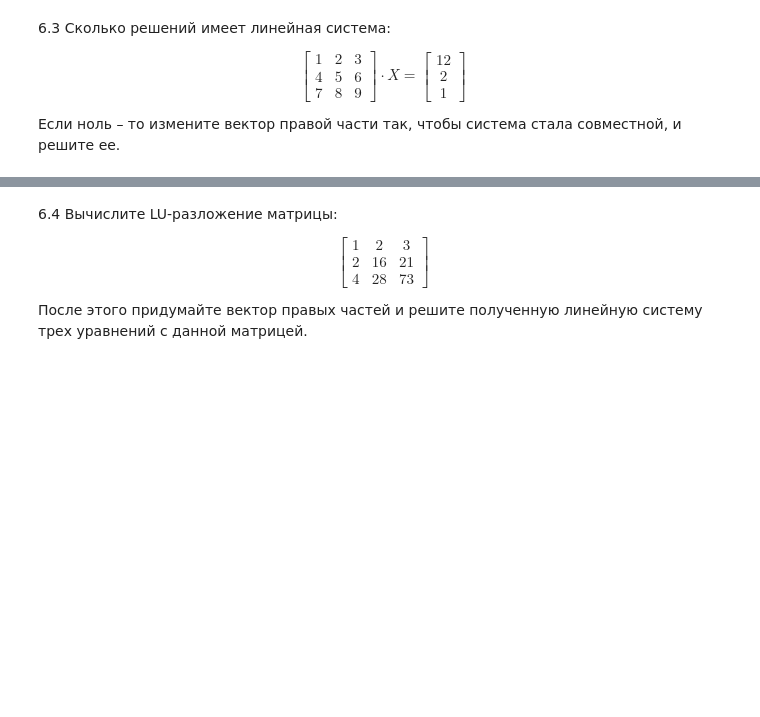
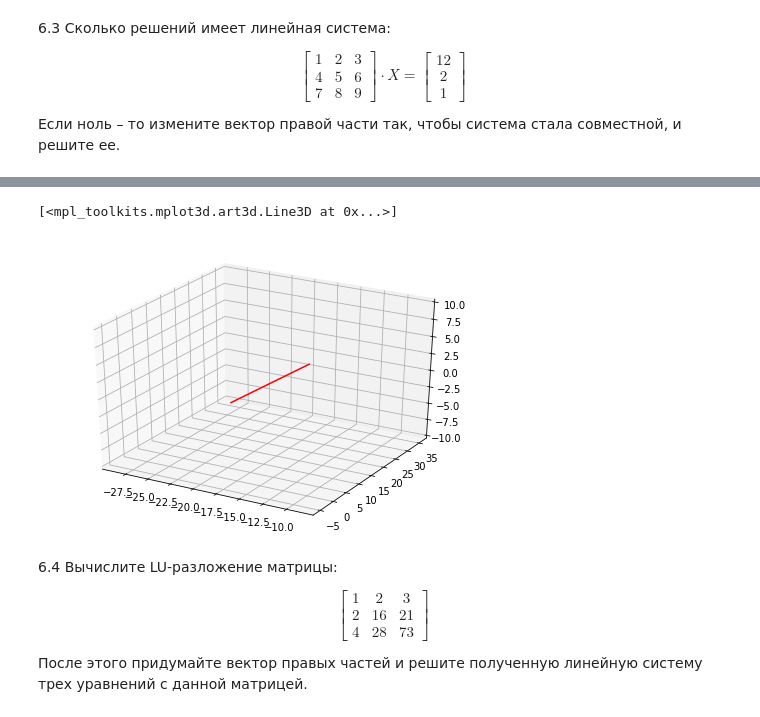
Before and after one commit to dimireme/advanced_math_gb_course, a Jupyter notebook: lesson_7.ipynb, the cells around one changed output, grey strips where cells are left out. Saved outputs shown, nothing was run; the diff lists cells and outputs as text; code cells hidden in the pictures; blank space fills up the shorter version.

```diff
--- a/lesson_7.ipynb
+++ b/lesson_7.ipynb
@@ -167,3 +252,13 @@ $$
+# %%
+fig = figure()
+ax = Axes3D(fig)
+z = np.linspace(-10, 10, 101)
+x = z - 56/3
+y = -2*z+46/3
+ax.plot3D(x, y, z, 'r')
+# %% [output]
+[<mpl_toolkits.mplot3d.art3d.Line3D at 0x...>]
+[figure, added]
 # %% [markdown]
 6\.4 Вычислите LU-разложение матрицы:
 
```
Also changed, not shown: parts of 16 cells of this notebook.
